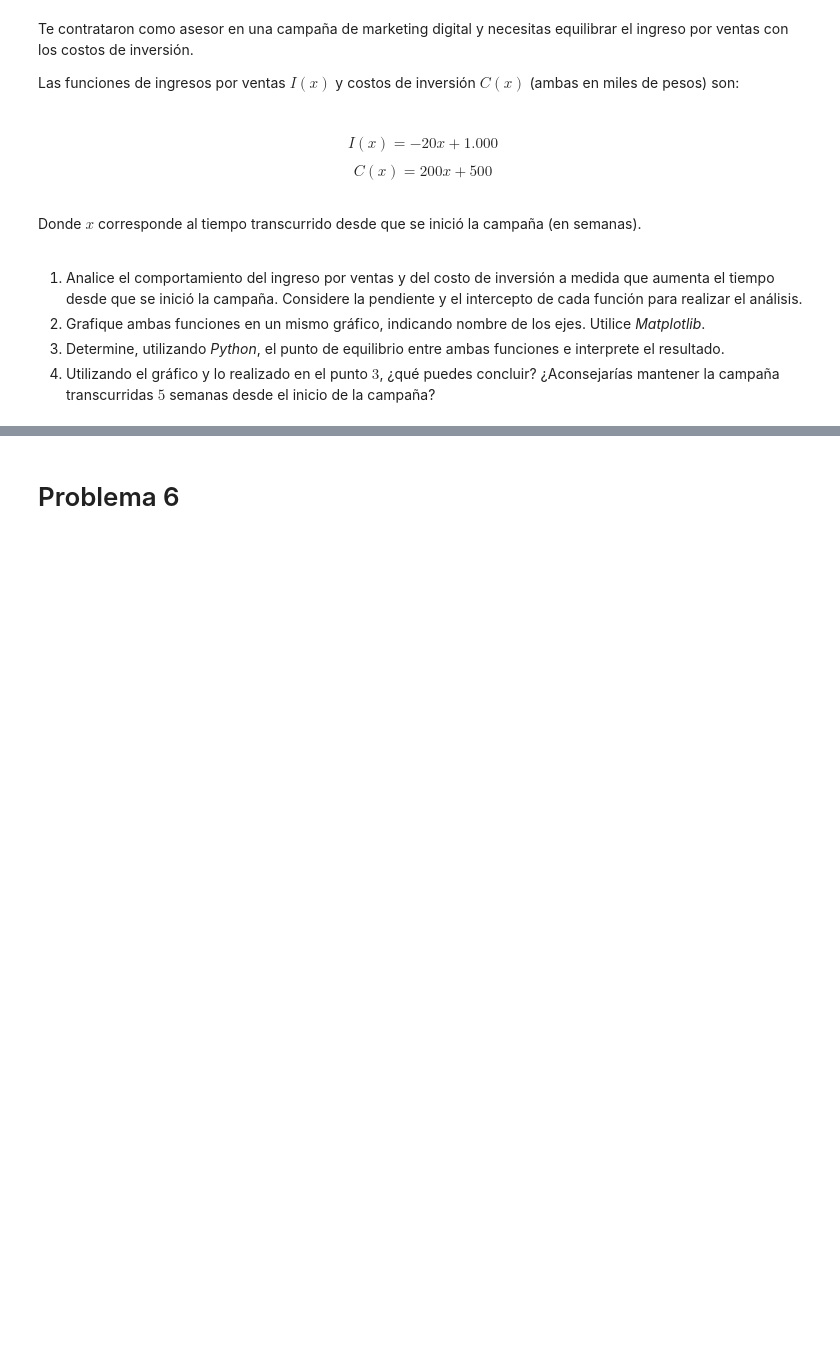
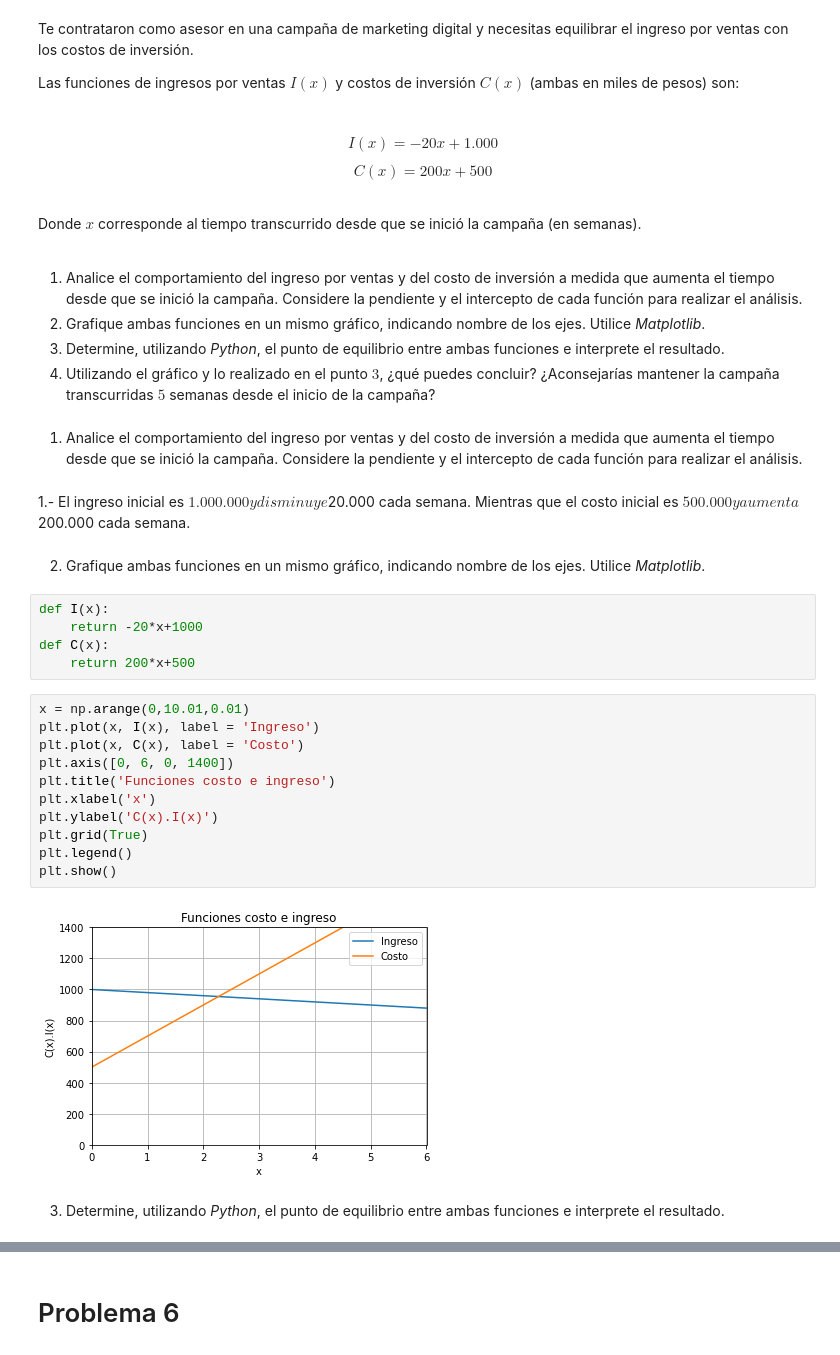
Before and after one commit to NachoSaave/Python-Centralizado, a Jupyter notebook: Mat Aplicada/G3_Aplicaciones_de_funciones.ipynb, the cells around one changed output, grey strips where cells are left out. Cells and saved outputs as stored; diff of their text form; blank space fills up the shorter version.

```diff
--- a/Mat Aplicada/G3_Aplicaciones_de_funciones.ipynb
+++ b/Mat Aplicada/G3_Aplicaciones_de_funciones.ipynb
@@ -296,3 +296,29 @@ Donde $x$ corresponde al tiempo transcurrido desde que se inició la campaña (e
 de los ejes. Utilice *Matplotlib*.
 3. Determine, utilizando *Python*, el punto de equilibrio entre ambas funciones e interprete el resultado.
 4. Utilizando el gráfico y lo realizado en el punto $3$, ¿qué puedes concluir? ¿Aconsejarías mantener la campaña transcurridas $5$ semanas desde el inicio de la campaña?
+# %% [markdown]
+1. Analice el comportamiento del ingreso por ventas y del costo de inversión a medida que aumenta el tiempo desde que se inició la campaña. Considere la pendiente y el intercepto de cada función para realizar el análisis.
+# %% [markdown]
+1.- El ingreso inicial es $1.000.000 y disminuye $20.000 cada semana. Mientras que el costo inicial es $500.000 y aumenta $200.000 cada semana.
+# %% [markdown]
+2. Grafique ambas funciones en un mismo gráfico, indicando nombre de los ejes. Utilice *Matplotlib*.
+# %%
+def I(x):
+    return -20*x+1000
+def C(x):
+    return 200*x+500
+# %%
+x = np.arange(0,10.01,0.01)
+plt.plot(x, I(x), label = 'Ingreso')
+plt.plot(x, C(x), label = 'Costo')
+plt.axis([0, 6, 0, 1400])
+plt.title('Funciones costo e ingreso')
+plt.xlabel('x')
+plt.ylabel('C(x).I(x)')
+plt.grid(True)
+plt.legend()
+plt.show()
+# %% [output]
+[figure, added]
+# %% [markdown]
+3. Determine, utilizando *Python*, el punto de equilibrio entre ambas funciones e interprete el resultado.
```
Also changed, not shown: parts of 13 cells of this notebook.
